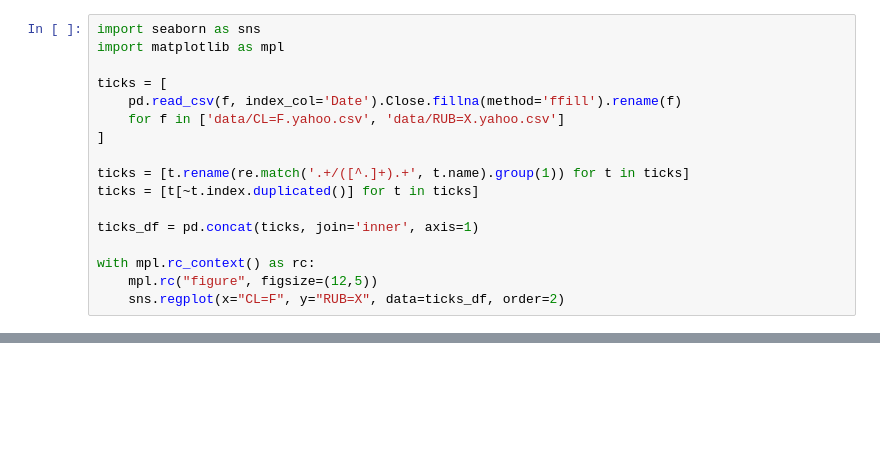
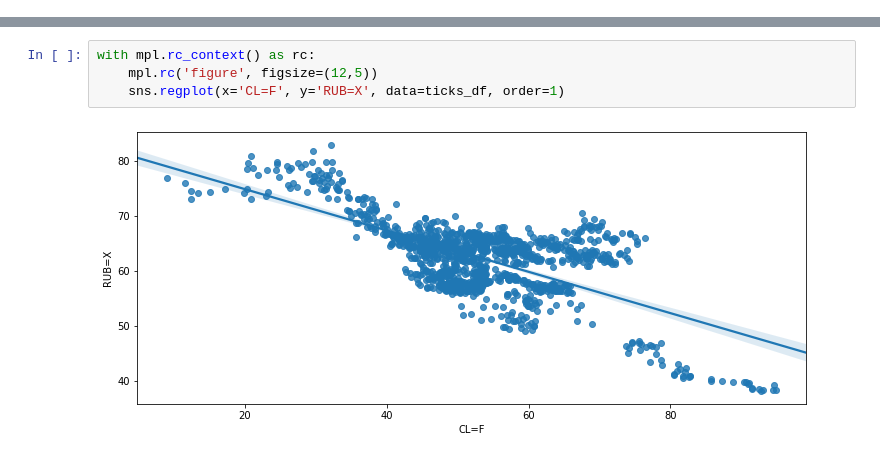
Before and after one commit to dllllb/btrade, a Jupyter notebook: correlations.ipynb, the cells around one changed output, grey strips where cells are left out. Cells and saved outputs as stored; diff of their text form; blank space fills up the shorter version.

```diff
--- a/correlations.ipynb
+++ b/correlations.ipynb
@@ -53,17 +63,0 @@ nticks.corr().style.background_gradient(cmap='bwr', vmin=-1, vmax=1)
-# %%
-import seaborn as sns
-import matplotlib as mpl
-
-ticks = [
-    pd.read_csv(f, index_col='Date').Close.fillna(method='ffill').rename(f)
-    for f in ['data/CL=F.yahoo.csv', 'data/RUB=X.yahoo.csv']
-]
-
-ticks = [t.rename(re.match('.+/([^.]+).+', t.name).group(1)) for t in ticks]
-ticks = [t[~t.index.duplicated()] for t in ticks]
-
-ticks_df = pd.concat(ticks, join='inner', axis=1)
-
-with mpl.rc_context() as rc:
-    mpl.rc("figure", figsize=(12,5))
-    sns.regplot(x="CL=F", y="RUB=X", data=ticks_df, order=2)
@@ -71,0 +75,6 @@ with mpl.rc_context() as rc:
+# %%
+with mpl.rc_context() as rc:
+    mpl.rc('figure', figsize=(12,5))
+    sns.regplot(x='CL=F', y='RUB=X', data=ticks_df, order=1)
+# %% [output]
+[figure, added]
```
Also changed, not shown: parts of 7 cells of this notebook, 3 other files.
